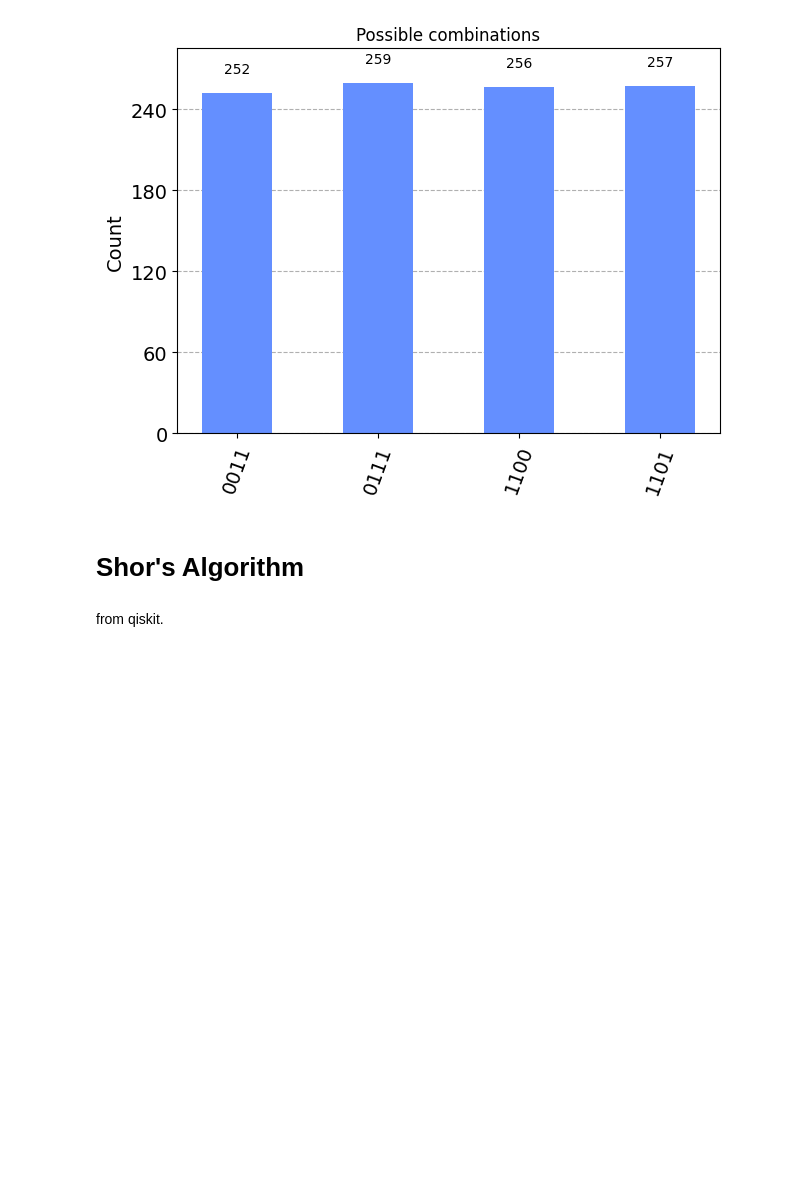
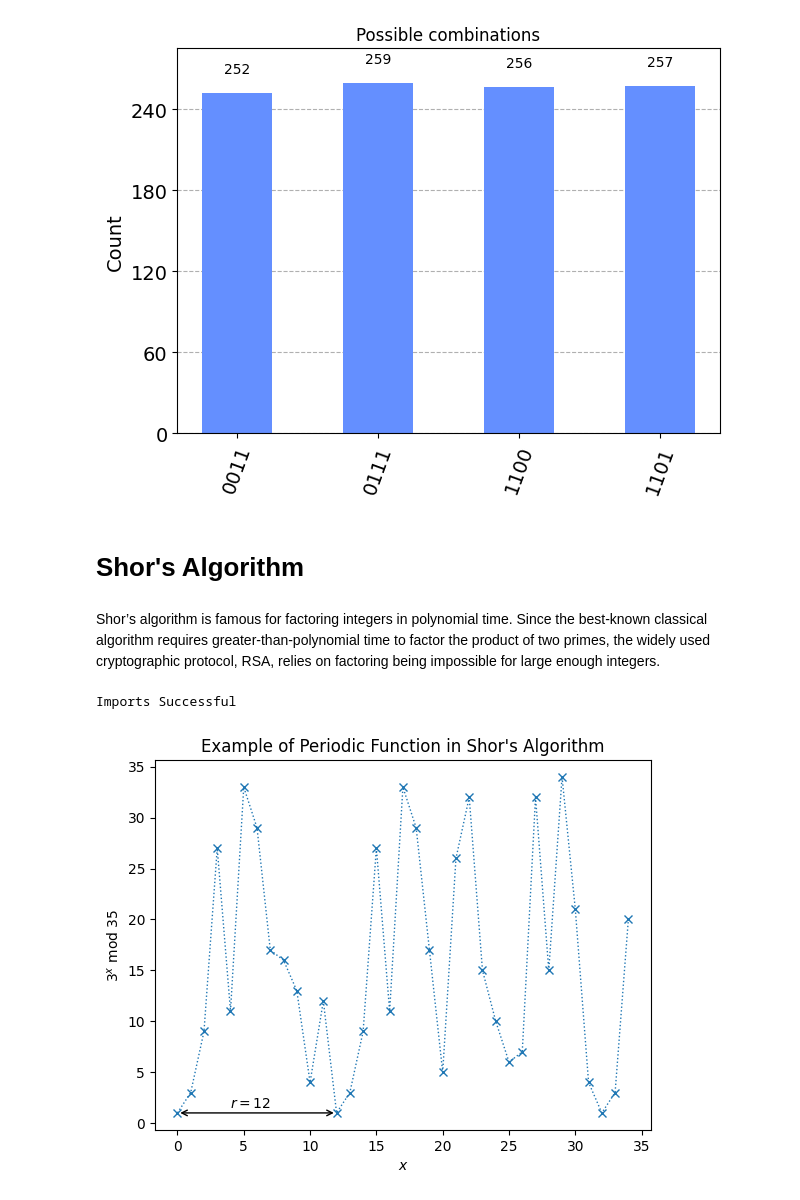
Before and after one commit to agrzheng/qiskit, a Jupyter notebook: study/qiskit-2.ipynb, the cells around one changed output. Drawn from its saved outputs; the diff is of its cells as text; code cells hidden in the pictures; blank space fills up the shorter version.

Commit message:
Update qiskit-2.ipynb
shor's algorithm

```diff
--- a/study/qiskit-2.ipynb
+++ b/study/qiskit-2.ipynb
@@ -131,5 +131,39 @@ plot_histogram(result.circuit_results,title='Possible combinations', bar_labels=
 [figure]
 # %% [markdown]
 # Shor's Algorithm #
-# %% [markdown]
-from qiskit.
+# %% [markdown]
+Shor’s algorithm is famous for factoring integers in polynomial time. Since the best-known classical algorithm requires greater-than-polynomial time to factor the product of two primes, the widely used cryptographic protocol, RSA, relies on factoring being impossible for large enough integers.
+# %%
+import matplotlib.pyplot as plt
+import numpy as np
+from qiskit import QuantumCircuit, Aer, transpile
+from qiskit.visualization import plot_histogram
+from math import gcd
+from numpy.random import randint
+import pandas as pd
+from fractions import Fraction
+print("Imports Successful")
+# %% [output]
+Imports Successful
+# %%
+N = 35
+a = 3
+
+# Calculate the plotting data
+xvals = np.arange(35)
+yvals = [np.mod(a**x, N) for x in xvals]
+
+# Use matplotlib to display it nicely
+fig, ax = plt.subplots()
+ax.plot(xvals, yvals, linewidth=1, linestyle='dotted', marker='x')
+ax.set(xlabel='$x$', ylabel=f'${a}^x$ mod ${N}$',
+       title="Example of Periodic Function in Shor's Algorithm")
+try: # plot r on the graph
+    r = yvals[1:].index(1) + 1
+    plt.annotate('', xy=(0,1), xytext=(r,1),
+                 arrowprops=dict(arrowstyle='<->'))
+    plt.annotate(f'$r={r}$', xy=(r/3,1.5))
+except ValueError:
+    print('Could not find period, check a < N and have no common factors.')
+# %% [output]
+[figure, added]
```
Also changed, not shown: parts of 20 cells of this notebook.
